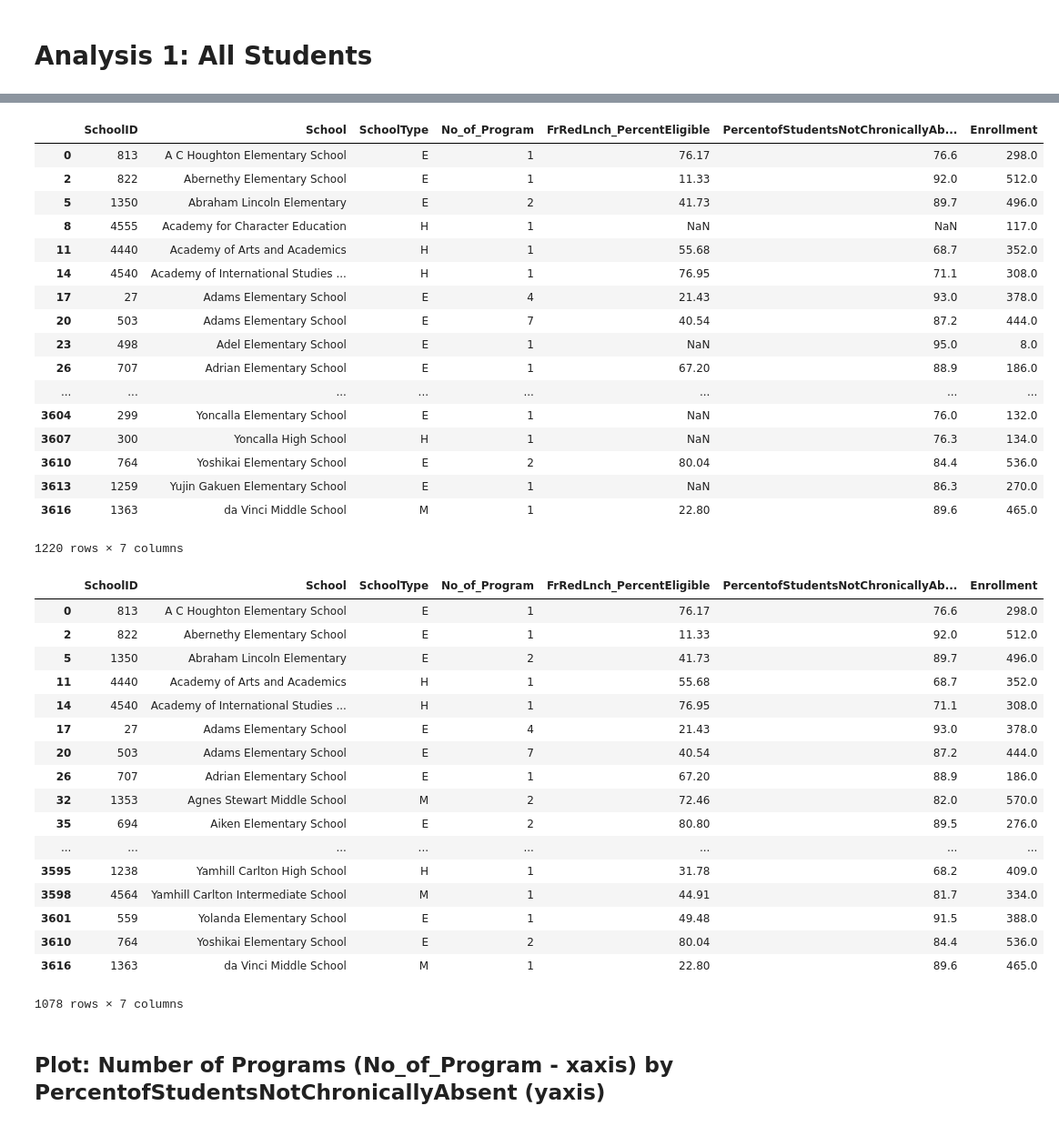
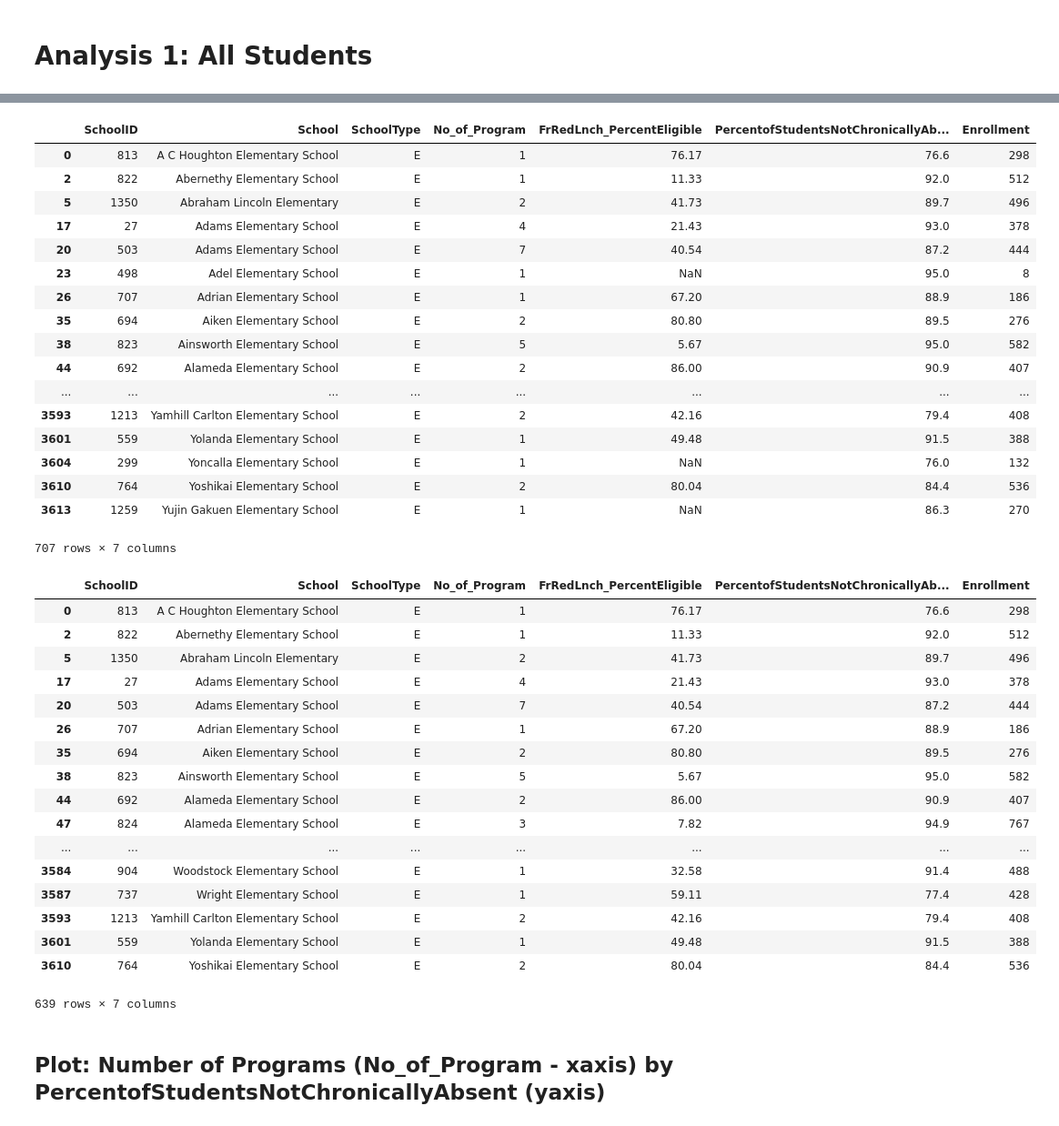
Before and after one commit to philschatz/ed-pathways, a Jupyter notebook: analysis/Attendance_v_programs.ipynb, the cells around one changed output, grey strips where cells are left out. Shown at 91% size. Saved outputs shown, nothing was run; the diff lists cells and outputs as text; code cells hidden in the pictures.

```diff
--- a/analysis/Attendance_v_programs.ipynb
+++ b/analysis/Attendance_v_programs.ipynb
@@ -34,50 +35,51 @@ attendance
 # %%
 #We are interested in all school types for this analysis (SchoolType == E, M, H)
 # Drop duplicates
+attendance = attendance[attendance['SchoolType'] == 'E']
 attendance = attendance.drop_duplicates()
 attendance
 # %% [output]
 |  | SchoolID | School | SchoolType | No_of_Program | FrRedLnch_PercentEligible | PercentofStudentsNotChronicallyAb... | Enrollment |
-| 0 | 813 | A C Houghton Elementary School | E | 1 | 76.17 | 76.6 | 298.0 |
-| 2 | 822 | Abernethy Elementary School | E | 1 | 11.33 | 92.0 | 512.0 |
-| 5 | 1350 | Abraham Lincoln Elementary | E | 2 | 41.73 | 89.7 | 496.0 |
-| 8 | 4555 | Academy for Character Education | H | 1 | NaN | NaN | 117.0 |
-| 11 | 4440 | Academy of Arts and Academics | H | 1 | 55.68 | 68.7 | 352.0 |
-| 14 | 4540 | Academy of International Studies ... | H | 1 | 76.95 | 71.1 | 308.0 |
-| 17 | 27 | Adams Elementary School | E | 4 | 21.43 | 93.0 | 378.0 |
-| 20 | 503 | Adams Elementary School | E | 7 | 40.54 | 87.2 | 444.0 |
-| 23 | 498 | Adel Elementary School | E | 1 | NaN | 95.0 | 8.0 |
-| 26 | 707 | Adrian Elementary School | E | 1 | 67.20 | 88.9 | 186.0 |
+| 0 | 813 | A C Houghton Elementary School | E | 1 | 76.17 | 76.6 | 298 |
+| 2 | 822 | Abernethy Elementary School | E | 1 | 11.33 | 92.0 | 512 |
+| 5 | 1350 | Abraham Lincoln Elementary | E | 2 | 41.73 | 89.7 | 496 |
+| 17 | 27 | Adams Elementary School | E | 4 | 21.43 | 93.0 | 378 |
+| 20 | 503 | Adams Elementary School | E | 7 | 40.54 | 87.2 | 444 |
+| 23 | 498 | Adel Elementary School | E | 1 | NaN | 95.0 | 8 |
+| 26 | 707 | Adrian Elementary School | E | 1 | 67.20 | 88.9 | 186 |
+| 35 | 694 | Aiken Elementary School | E | 2 | 80.80 | 89.5 | 276 |
+| 38 | 823 | Ainsworth Elementary School | E | 5 | 5.67 | 95.0 | 582 |
+| 44 | 692 | Alameda Elementary School | E | 2 | 86.00 | 90.9 | 407 |
 | ... | ... | ... | ... | ... | ... | ... | ... |
-| 3604 | 299 | Yoncalla Elementary School | E | 1 | NaN | 76.0 | 132.0 |
-| 3607 | 300 | Yoncalla High School | H | 1 | NaN | 76.3 | 134.0 |
-| 3610 | 764 | Yoshikai Elementary School | E | 2 | 80.04 | 84.4 | 536.0 |
-| 3613 | 1259 | Yujin Gakuen Elementary School | E | 1 | NaN | 86.3 | 270.0 |
-| 3616 | 1363 | da Vinci Middle School | M | 1 | 22.80 | 89.6 | 465.0 |
+| 3593 | 1213 | Yamhill Carlton Elementary School | E | 2 | 42.16 | 79.4 | 408 |
+| 3601 | 559 | Yolanda Elementary School | E | 1 | 49.48 | 91.5 | 388 |
+| 3604 | 299 | Yoncalla Elementary School | E | 1 | NaN | 76.0 | 132 |
+| 3610 | 764 | Yoshikai Elementary School | E | 2 | 80.04 | 84.4 | 536 |
+| 3613 | 1259 | Yujin Gakuen Elementary School | E | 1 | NaN | 86.3 | 270 |
-1220 rows × 7 columns
+707 rows × 7 columns
 # %%
 # remove records with missing data
 attendance = attendance.dropna()
 attendance
 # %% [output]
 |  | SchoolID | School | SchoolType | No_of_Program | FrRedLnch_PercentEligible | PercentofStudentsNotChronicallyAb... | Enrollment |
-| 0 | 813 | A C Houghton Elementary School | E | 1 | 76.17 | 76.6 | 298.0 |
-| 2 | 822 | Abernethy Elementary School | E | 1 | 11.33 | 92.0 | 512.0 |
-| 5 | 1350 | Abraham Lincoln Elementary | E | 2 | 41.73 | 89.7 | 496.0 |
-| 11 | 4440 | Academy of Arts and Academics | H | 1 | 55.68 | 68.7 | 352.0 |
-| 14 | 4540 | Academy of International Studies ... | H | 1 | 76.95 | 71.1 | 308.0 |
-| 17 | 27 | Adams Elementary School | E | 4 | 21.43 | 93.0 | 378.0 |
-| 20 | 503 | Adams Elementary School | E | 7 | 40.54 | 87.2 | 444.0 |
-| 26 | 707 | Adrian Elementary School | E | 1 | 67.20 | 88.9 | 186.0 |
-| 32 | 1353 | Agnes Stewart Middle School | M | 2 | 72.46 | 82.0 | 570.0 |
-| 35 | 694 | Aiken Elementary School | E | 2 | 80.80 | 89.5 | 276.0 |
+| 0 | 813 | A C Houghton Elementary School | E | 1 | 76.17 | 76.6 | 298 |
+| 2 | 822 | Abernethy Elementary School | E | 1 | 11.33 | 92.0 | 512 |
+| 5 | 1350 | Abraham Lincoln Elementary | E | 2 | 41.73 | 89.7 | 496 |
+| 17 | 27 | Adams Elementary School | E | 4 | 21.43 | 93.0 | 378 |
+| 20 | 503 | Adams Elementary School | E | 7 | 40.54 | 87.2 | 444 |
+| 26 | 707 | Adrian Elementary School | E | 1 | 67.20 | 88.9 | 186 |
+| 35 | 694 | Aiken Elementary School | E | 2 | 80.80 | 89.5 | 276 |
+| 38 | 823 | Ainsworth Elementary School | E | 5 | 5.67 | 95.0 | 582 |
+| 44 | 692 | Alameda Elementary School | E | 2 | 86.00 | 90.9 | 407 |
+| 47 | 824 | Alameda Elementary School | E | 3 | 7.82 | 94.9 | 767 |
 | ... | ... | ... | ... | ... | ... | ... | ... |
-| 3595 | 1238 | Yamhill Carlton High School | H | 1 | 31.78 | 68.2 | 409.0 |
-| 3598 | 4564 | Yamhill Carlton Intermediate School | M | 1 | 44.91 | 81.7 | 334.0 |
-| 3601 | 559 | Yolanda Elementary School | E | 1 | 49.48 | 91.5 | 388.0 |
-| 3610 | 764 | Yoshikai Elementary School | E | 2 | 80.04 | 84.4 | 536.0 |
-| 3616 | 1363 | da Vinci Middle School | M | 1 | 22.80 | 89.6 | 465.0 |
+| 3584 | 904 | Woodstock Elementary School | E | 1 | 32.58 | 91.4 | 488 |
+| 3587 | 737 | Wright Elementary School | E | 1 | 59.11 | 77.4 | 428 |
+| 3593 | 1213 | Yamhill Carlton Elementary School | E | 2 | 42.16 | 79.4 | 408 |
+| 3601 | 559 | Yolanda Elementary School | E | 1 | 49.48 | 91.5 | 388 |
+| 3610 | 764 | Yoshikai Elementary School | E | 2 | 80.04 | 84.4 | 536 |
-1078 rows × 7 columns
+639 rows × 7 columns
 # %% [markdown]
 ## Plot:  Number of Programs (No_of_Program - xaxis) by PercentofStudentsNotChronicallyAbsent (yaxis)
 # %%
```
Also changed, not shown: parts of 27 cells of this notebook.
